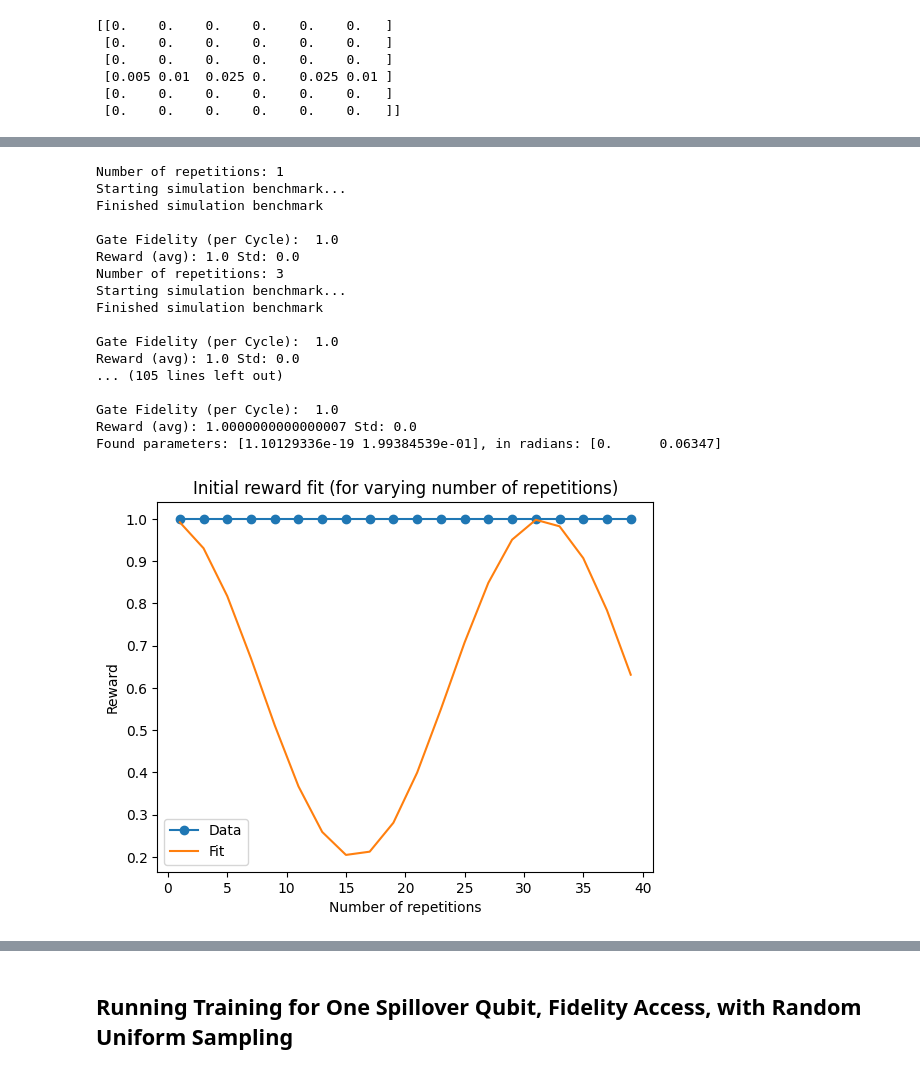
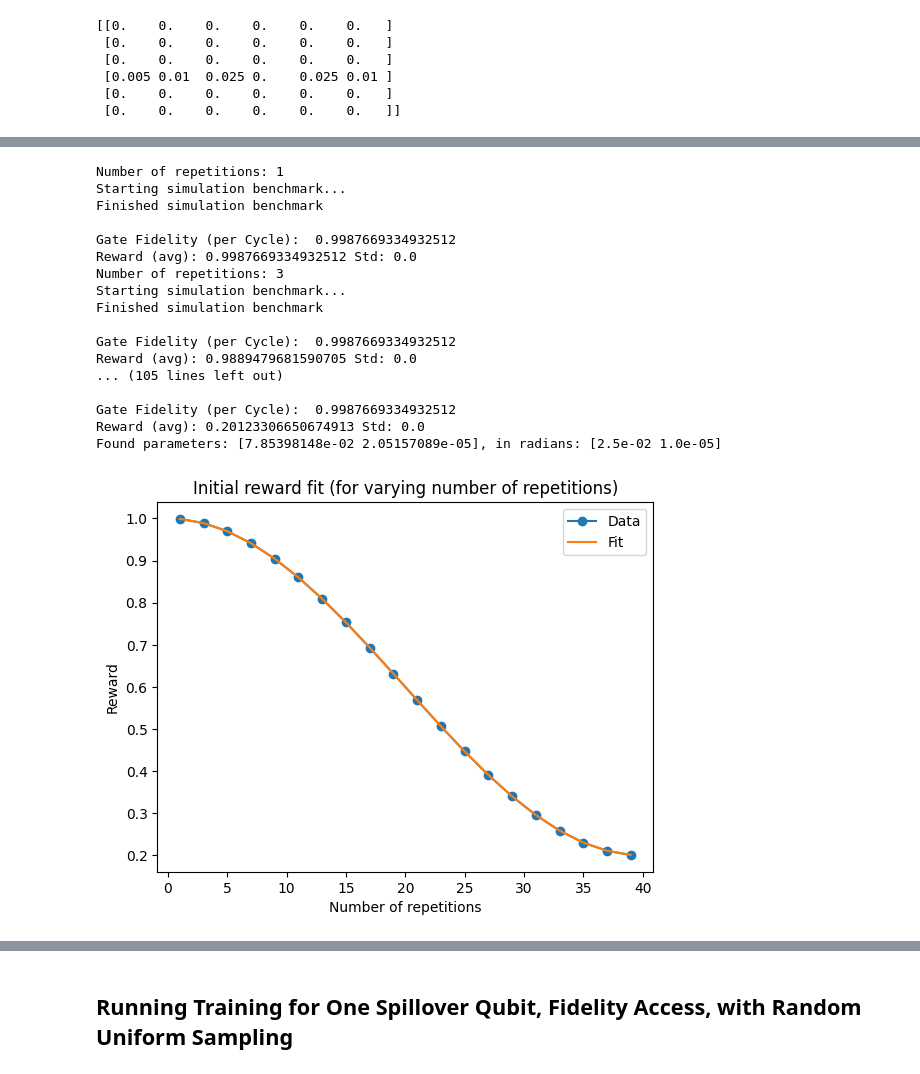
Before and after one commit to arthurostrauss/Quantum_Optimal_Control, a Jupyter notebook: gate_level/spillover_noise_use_case/generic_spillover/third_reference_notebook.ipynb, the cells around one changed output, grey strips where cells are left out. Drawn from its saved outputs; the diff is of its cells as text; code cells hidden in the pictures.

```diff
--- a/gate_level/spillover_noise_use_case/generic_spillover/third_reference_notebook.ipynb
+++ b/gate_level/spillover_noise_use_case/generic_spillover/third_reference_notebook.ipynb
@@ -329,13 +329,13 @@ q_env_config = QEnvConfig(
         batch_size=32,
         n_reps=[10,],
         n_shots=100,
-        sampling_paulis=1000,
+        sampling_paulis=100,
         c_factor=1,
         seed=seed + 6,
         n_reps_mode="sequential",
         control_flow_enabled=False,
     ),
-    reward="fidelity",
+    reward="channel",
     env_metadata=env_metadata,
 )
 # %%
@@ -756,7 +756,7 @@ general_env = GeneralAngleSpilloverEnv(
     gamma_matrix=gamma_matrix,
     num_params=5,
     discrete_history_length=3,
-    applied_qubits=[2, 4],
+    applied_qubits=[2,],
     circuit_param_distribution="moving_discrete",
     optimal_error_precision=1e-4,
     obs_bounds=(0., np.pi)
@@ -836,37 +816,37 @@ array([[ 0.        ,  0.        , -0.        , -0.15707963,  0.        ,
 # %%
 general_env.initial_reward_fit(
-    # np.zeros((1, 7)),
-    opt_action,
+    np.zeros((1, 7)),
+    # opt_action,
     ExecutionConfig(
         sampling_paulis=1000,
         n_shots=100,
         n_reps=list(
             range(1, 40, 2),
         ),
         dfe_precision=None,
         seed=q_env_config.seed,
         control_flow_enabled=False,
     ),
     update_fit_params=False,
     reward_method="fidelity",
-    fit_p0=list(subsystem_spillover_angles)
+    # fit_p0=list(subsystem_spillover_angles)
 )
 # %% [output]
 Number of repetitions: 1
 Starting simulation benchmark...
 Finished simulation benchmark
 
-Gate Fidelity (per Cycle):  1.0
-Reward (avg): 1.0 Std: 0.0
+Gate Fidelity (per Cycle):  0.9987669334932512
+Reward (avg): 0.9987669334932512 Std: 0.0
 Number of repetitions: 3
 Starting simulation benchmark...
 Finished simulation benchmark
 
-Gate Fidelity (per Cycle):  1.0
-Reward (avg): 1.0 Std: 0.0
+Gate Fidelity (per Cycle):  0.9987669334932512
+Reward (avg): 0.9889479681590705 Std: 0.0
 ... (105 lines left out)
 
-Gate Fidelity (per Cycle):  1.0
-Reward (avg): 1.0000000000000007 Std: 0.0
-Found parameters: [1.10129336e-19 1.99384539e-01], in radians: [0.      0.06347]
+Gate Fidelity (per Cycle):  0.9987669334932512
+Reward (avg): 0.20123306650674913 Std: 0.0
+Found parameters: [7.85398148e-02 2.05157089e-05], in radians: [2.5e-02 1.0e-05]
-[figure, old version]
+[figure, new version]
```
Also changed, not shown: parts of 46 cells of this notebook, 6 other files.
